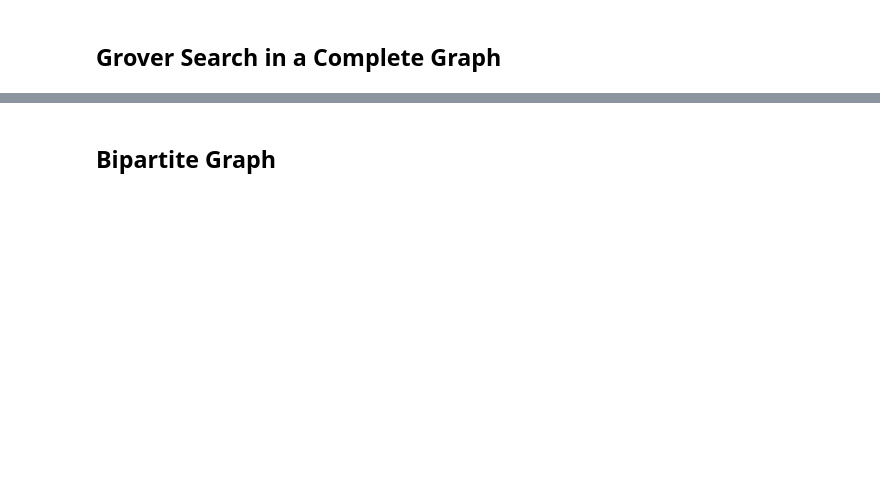
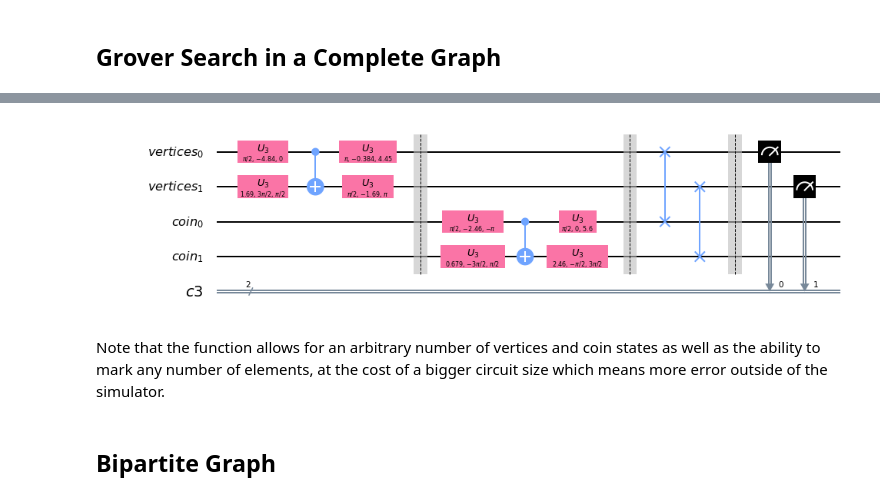
Before and after one commit to JaimePSantos/Dissertation-Tex-Code, a Jupyter notebook: Coding/Qiskit/Grover Search/allSearch.ipynb, the cells around one changed output, grey strips where cells are left out. Drawn from its saved outputs; the diff is of its cells as text; code cells hidden in the pictures; blank space fills up the shorter version.

```diff
--- a/Coding/Qiskit/Grover Search/allSearch.ipynb
+++ b/Coding/Qiskit/Grover Search/allSearch.ipynb
@@ -73,2 +84,8 @@ qcC = runWalk2(qcC,qregC,qcoinC,cregC,[0],NC,4)
+# %%
+runWalkComplete2([0],2,1).draw(output='mpl')
+# %% [output]
+[figure, added]
+# %% [markdown]
+Note that the function allows for an arbitrary number of vertices and coin states as well as the ability to mark any number of elements, at the cost of a bigger circuit size which means more error outside of the simulator.
 # %% [markdown]
 ## Bipartite Graph
```
Also changed, not shown: parts of 10 cells of this notebook, 6 other files.
